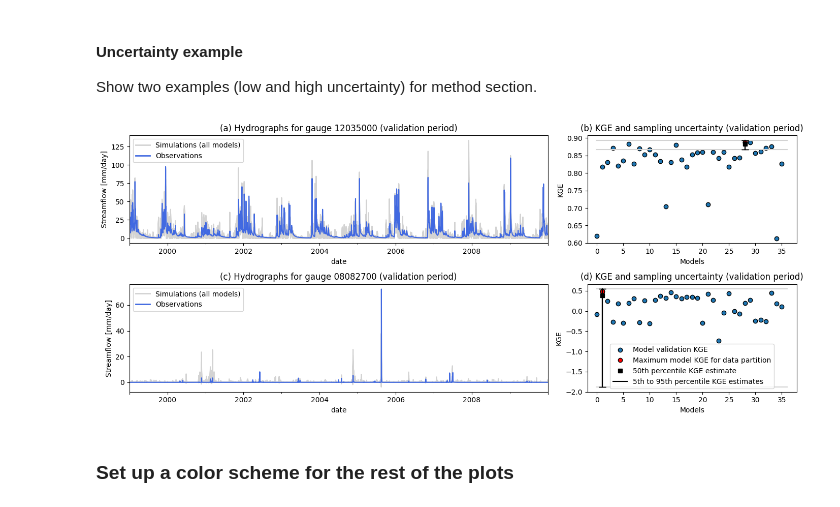
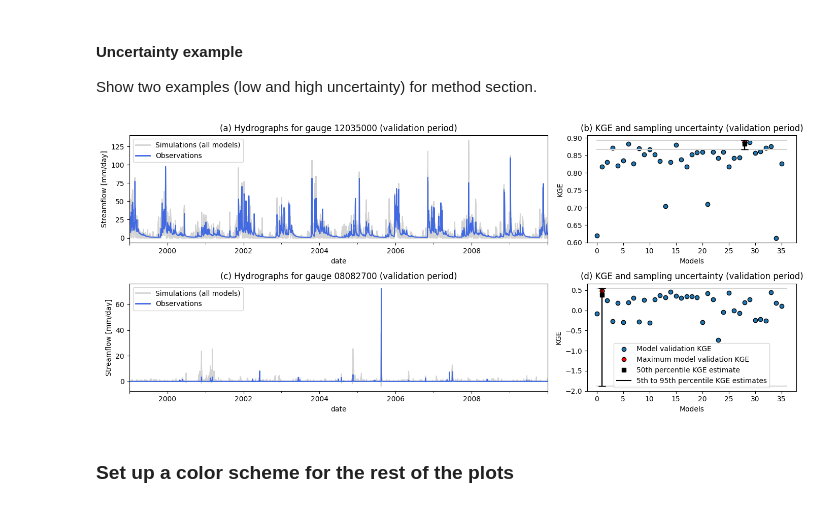
Before and after one commit to CH-Earth/multi-model-mosaic-paper, a Jupyter notebook: marrmot_multi_model_analysis_PAPER_PLOTS.ipynb, the cells around one changed output. Cells and saved outputs as stored; diff of their text form; code cells hidden in the pictures.

```diff
--- a/marrmot_multi_model_analysis_PAPER_PLOTS.ipynb
+++ b/marrmot_multi_model_analysis_PAPER_PLOTS.ipynb
@@ -862,40 +862,40 @@ ax.set_xlabel('Models')
 #ax.set_xticklabels(models, rotation=90)
 ax.set_ylabel('KGE')
 ax.set_title('(b) KGE and sampling uncertainty (validation period)')
-plt.legend(['Model validation KGE','Maximum model KGE for data partition','50th percentile KGE estimate','5th to 95th percentile KGE estimates'])
+plt.legend(['Model validation KGE','Maximum model validation KGE','50th percentile KGE estimate','5th to 95th percentile KGE estimates'])
 
 # Basin1 (max uncertainty range)
 # ------------------------------
 models,values,xx,xb,qsim_plot_df = method_plot_data_prep(basin1)
 
 # Hydrograph 2
 ax = axs[1,0]
 qsim_plot_df.loc[val_s:val_e].plot(ax=ax, color='lightgrey', legend=False)
 qobs_all[basin1.index].loc[val_s:val_e].plot(ax=ax, color='royalblue', legend=False)
 ax.set_title(f'(c) Hydrographs for gauge {int(basin1.index[0]):08d} (validation period)')
 ax.set_ylabel('Streamflow [mm/day]')
 ax.legend(handles=[obs_line, sim_line], loc='upper left') # custom so we don't get 40 grey lines
 
 # Model scores 2
 ax = axs[1,1]
 ax.plot(xx,values, linestyle='None', marker='o', markeredgecolor='k')
 ax.plot(xb,basin1['score'],'r', linestyle='None', marker='o', markeredgecolor='k') # actual score
 ax.plot(xb,basin1['p50'],'k', linestyle='None', marker='s') # p50
 ax.plot([xb,xb],[basin1['p05'],basin1['p95']],'k') # uncertainty range
 ax.plot([0,len(values)],[basin1['p05'],basin1['p05']], color='lightgrey')
 ax.plot([0,len(values)],[basin1['p95'],basin1['p95']], color='lightgrey')
 ax.errorbar([xb,xb],[basin1['p05'],basin1['p95']], yerr=[[0, 0], [0, 0]], fmt='k', capsize=5) # horizontal caps at either end
 ax.set_xlabel('Models')
 #ax.set_xticks(xx)
 #ax.set_xticklabels(models, rotation=90)
 ax.set_ylabel('KGE')
 ax.set_title('(d) KGE and sampling uncertainty (validation period)')
-plt.legend(['Model validation KGE','Maximum model KGE for data partition','50th percentile KGE estimate','5th to 95th percentile KGE estimates'])
+plt.legend(['Model validation KGE','Maximum model validation KGE','50th percentile KGE estimate','5th to 95th percentile KGE estimates'])
 
 plt.tight_layout()
 plt.savefig(img_kge_reg_folder/'methodology.png', dpi=300, bbox_inches='tight')
 # %% [output]
-[figure, old version]
+[figure, new version]
 # %% [markdown]
 ### Set up a color scheme for the rest of the plots
 # %%
```
